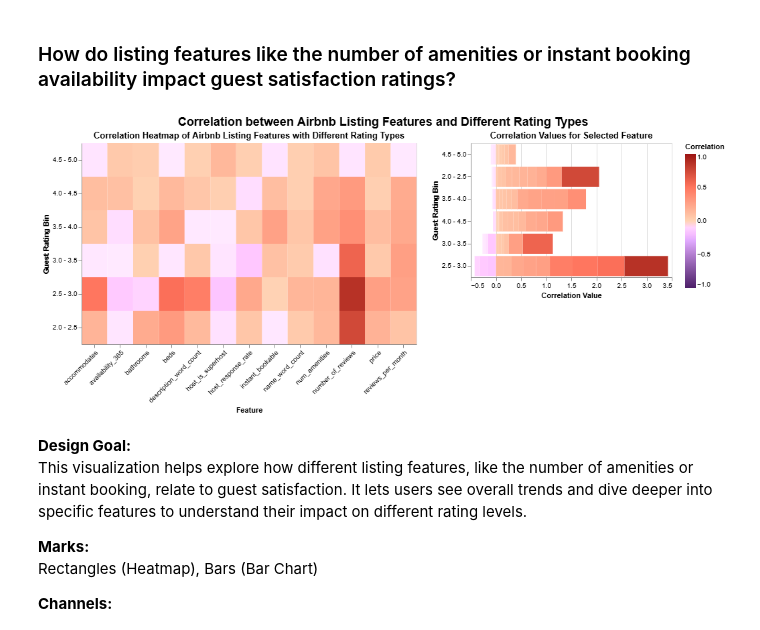
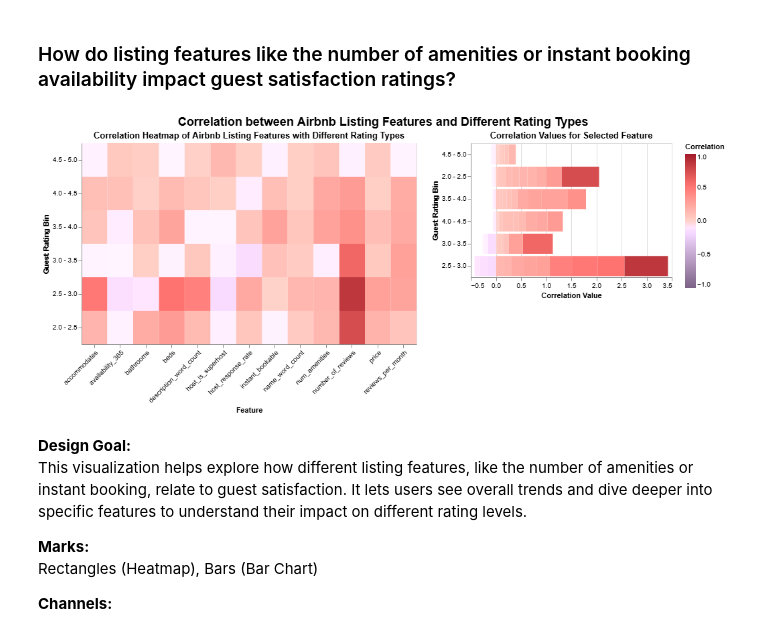
Before and after one commit to erhanjaved/airbnb, a Jupyter notebook: analysis/Carol/analysis2.ipynb, the cells around one changed output. Drawn from its saved outputs; the diff is of its cells as text; code cells hidden in the pictures.

```diff
--- a/analysis/Carol/analysis2.ipynb
+++ b/analysis/Carol/analysis2.ipynb
@@ -457,36 +457,36 @@ feature_selection = alt.selection_point(fields=["feature"])
 heatmap = alt.Chart(correlation_df).mark_rect().encode(
     alt.Y("rating_bin:N", title="Guest Rating Bin",
             sort=["5.0", "4.5 - 5.0", "4.0 - 4.5", "3.5 - 4.0", "3.0 - 3.5",
                   "2.5 - 3.0", "2.0 - 2.5", "1.5 - 2.0", "1.0 - 1.5", "0.5 - 1.0", "0.0 - 0.5"]),
     alt.X("feature:N", title="Feature",
           axis=alt.Axis(labelAngle=-45)),
-    color=alt.Color("correlation:Q", title="Correlation", scale=alt.Scale(domain=[-1, 0, 1], range=["#4d2069", "#ffffff", "#9c1313"])),
+    color=alt.Color("correlation:Q", title="Correlation", scale=alt.Scale(domain=[-1, 0, 1], range=["#7d6387", "#ffffff", "#a31a2a"])),
     tooltip=["feature", "rating_bin", "correlation"]
 ).add_params(feature_selection).add_params(selection).transform_filter(selection).properties(
     width=500,
     height=300,
     title="Correlation Heatmap of Airbnb Listing Features with Different Rating Types")
 
 # Linked Bar Chart
 detail_chart = alt.Chart(correlation_df).mark_bar().encode(
     y=alt.Y("rating_bin:N", title="Guest Rating Bin", sort="-x"),
     x=alt.X("correlation:Q", title="Correlation Value"),
-    color=alt.Color("correlation:Q", scale=alt.Scale(domain=[-1, 0, 1], range=["#4d2069", "#ffffff", "#9c1313"])),
+    color=alt.Color("correlation:Q", scale=alt.Scale(domain=[-1, 0, 1], range=["#7d6387", "#ffffff", "#a31a2a"])),
     tooltip=["feature", "rating_bin", "correlation"]
 ).transform_filter(feature_selection).transform_filter(selection).properties(
     width=300,
     height=200,
     title="Correlation Values for Selected Feature")
 
 final_chart1 = alt.hconcat(heatmap, detail_chart).properties(
     title={"text": "Correlation between Airbnb Listing Features and Different Rating Types",
         "fontSize": 18,
         "fontWeight": "bold",
         "anchor": "middle"})
 
 final_chart1
 # %% [output]
-[figure, old version]
+[figure, new version]
 # %% [markdown]
 **Design Goal:**
 This visualization helps explore how different listing features, like the number of amenities or instant booking, relate to guest satisfaction. It lets users see overall trends and dive deeper into specific features to understand their impact on different rating levels.
```
